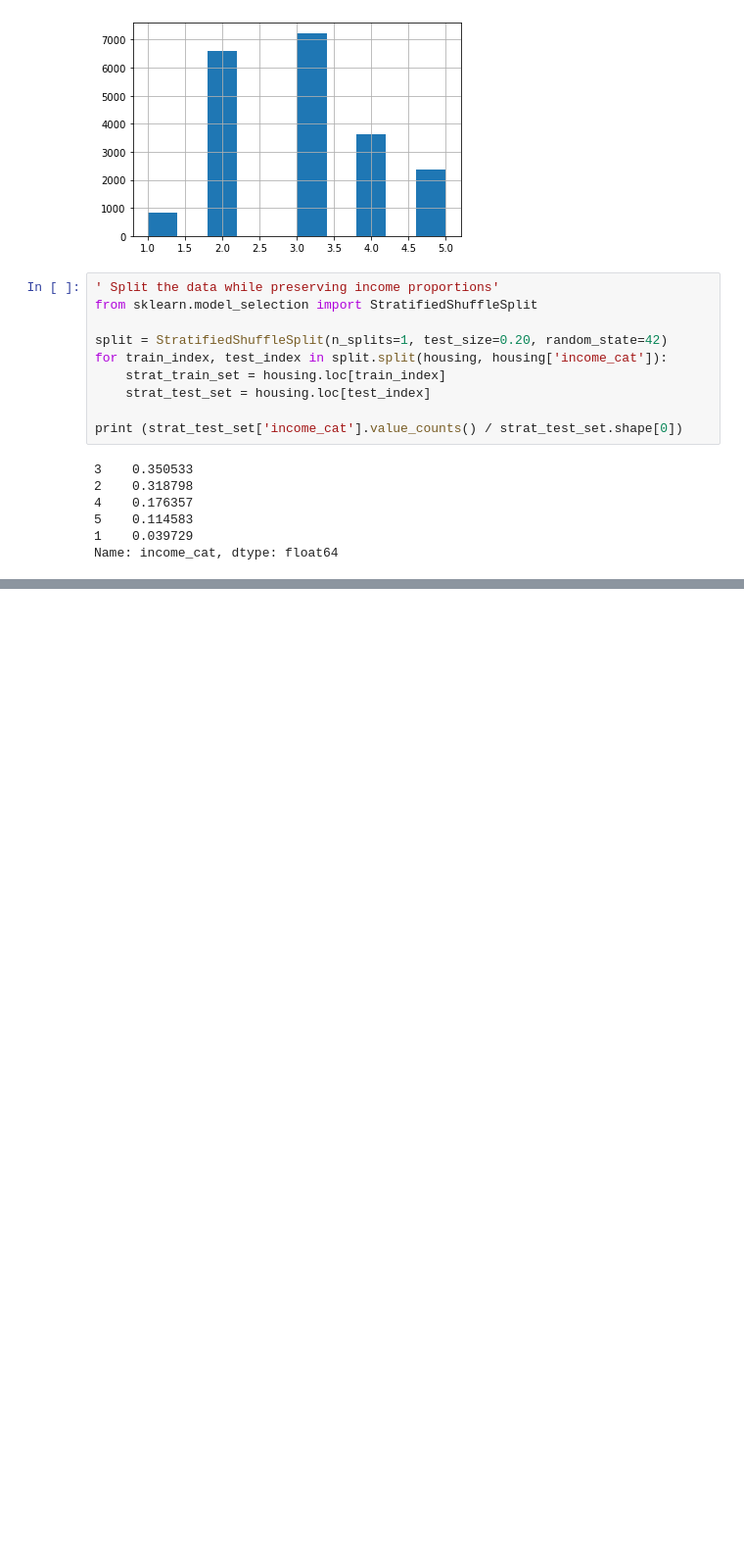
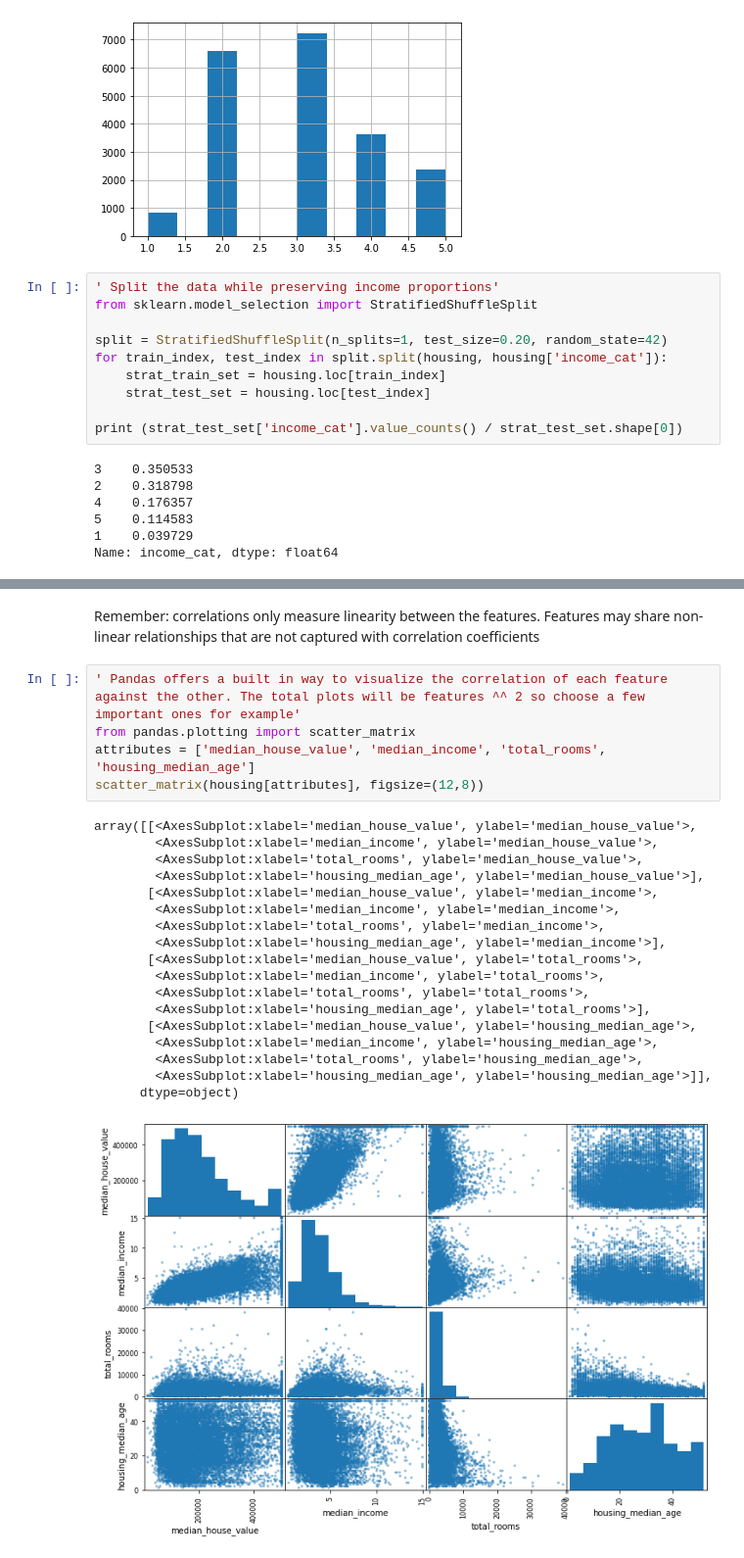
Before and after one commit to HyerQuality/O-Reilly-Hands-On-Machine-Learning, a Jupyter notebook: O'Reilly/Chapter 2/Housing - Regression.ipynb, the cells around one changed output, grey strips where cells are left out. Shown at 98% size. Drawn from its saved outputs; the diff is of its cells as text; blank space fills up the shorter version.

```diff
--- a/O'Reilly/Chapter 2/Housing - Regression.ipynb
+++ b/O'Reilly/Chapter 2/Housing - Regression.ipynb
@@ -140,0 +186,26 @@ for set_ in (strat_train_set, strat_test_set):
+# %% [markdown]
+Remember: correlations only measure linearity between the features.  Features may share non-linear relationships that are not captured with correlation coefficients
+# %%
+' Pandas offers a built in way to visualize the correlation of each feature against the other. The total plots will be features ^^ 2 so choose a few important ones for example'
+from pandas.plotting import scatter_matrix
+attributes = ['median_house_value', 'median_income', 'total_rooms', 'housing_median_age']
+scatter_matrix(housing[attributes], figsize=(12,8))
+# %% [output]
+array([[<AxesSubplot:xlabel='median_house_value', ylabel='median_house_value'>,
+        <AxesSubplot:xlabel='median_income', ylabel='median_house_value'>,
+        <AxesSubplot:xlabel='total_rooms', ylabel='median_house_value'>,
+        <AxesSubplot:xlabel='housing_median_age', ylabel='median_house_value'>],
+       [<AxesSubplot:xlabel='median_house_value', ylabel='median_income'>,
+        <AxesSubplot:xlabel='median_income', ylabel='median_income'>,
+        <AxesSubplot:xlabel='total_rooms', ylabel='median_income'>,
+        <AxesSubplot:xlabel='housing_median_age', ylabel='median_income'>],
+       [<AxesSubplot:xlabel='median_house_value', ylabel='total_rooms'>,
+        <AxesSubplot:xlabel='median_income', ylabel='total_rooms'>,
+        <AxesSubplot:xlabel='total_rooms', ylabel='total_rooms'>,
+        <AxesSubplot:xlabel='housing_median_age', ylabel='total_rooms'>],
+       [<AxesSubplot:xlabel='median_house_value', ylabel='housing_median_age'>,
+        <AxesSubplot:xlabel='median_income', ylabel='housing_median_age'>,
+        <AxesSubplot:xlabel='total_rooms', ylabel='housing_median_age'>,
+        <AxesSubplot:xlabel='housing_median_age', ylabel='housing_median_age'>]],
+      dtype=object)
+[figure, added]
```
Also changed, not shown: parts of 11 cells of this notebook.
